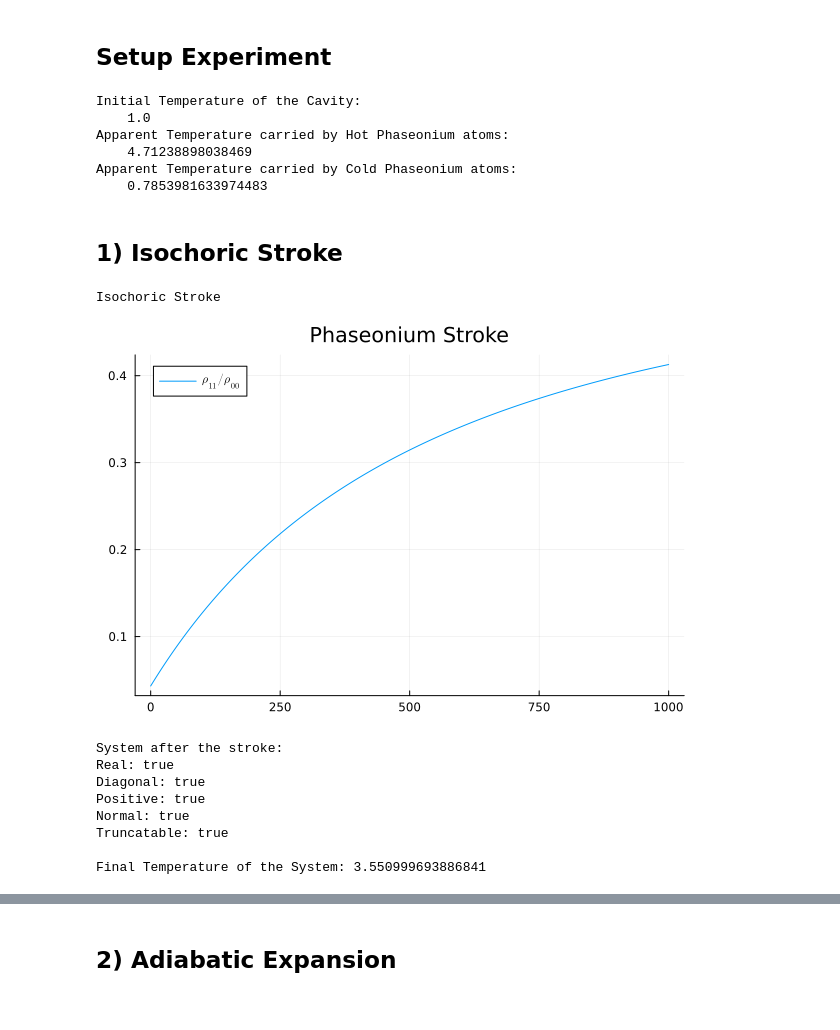
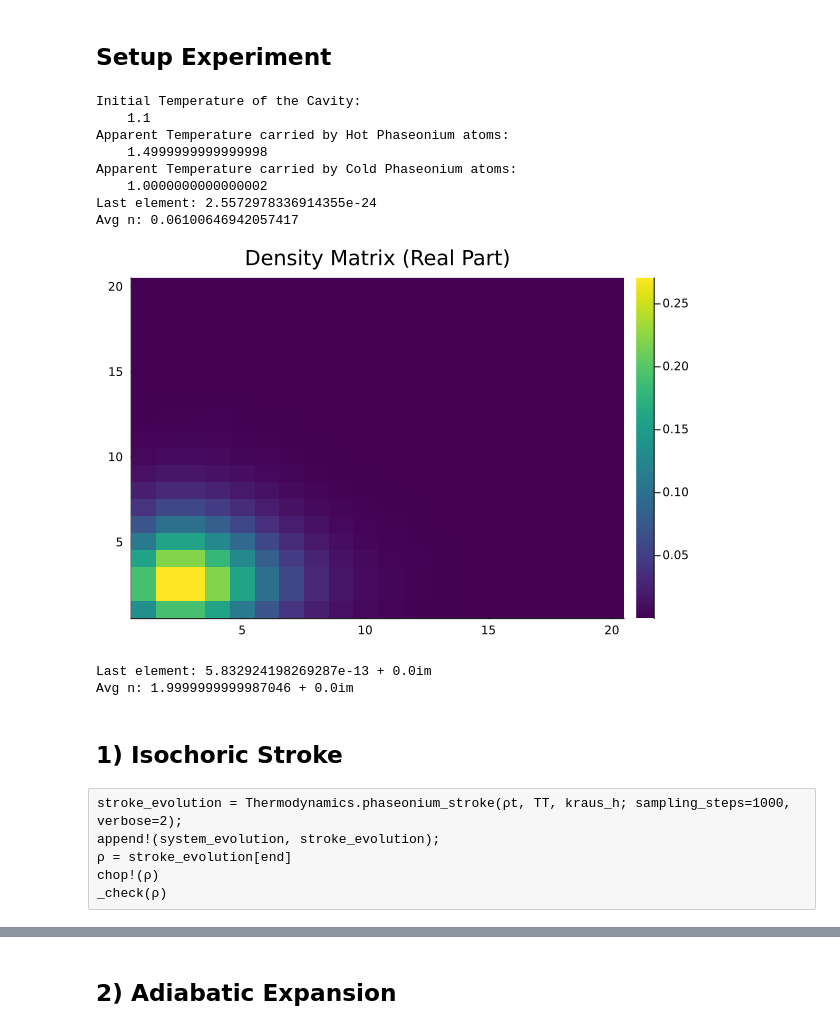
Before and after one commit to fedesss98/phaseonium-thermodynamics, a Jupyter notebook: julia/01-adiabatic-stroke.ipynb, the cells around one changed output, grey strips where cells are left out. Saved outputs shown, nothing was run; the diff lists cells and outputs as text; code cells hidden in the pictures.

```diff
--- a/julia/01-adiabatic-stroke.ipynb
+++ b/julia/01-adiabatic-stroke.ipynb
@@ -70,13 +85,13 @@ function measure_and_plot(system_evolution, cavity_evolution, title)
 end
 ;
 # %%
-NDIMS = 40
-Ω = 1.0
-Δt = 1e-2
+const NDIMS = 20
+const Ω = 2.0
+const Δt = 1e-2
 
-T_initial = 1.0
-T_heating = 1.5
-T_cooling = 0.25
+const T_initial = 1.1
+const T_heating = 1.5
+const T_cooling = 1.0
 
 # Create a Cavity
 α0 = π
@@ -99,57 +114,66 @@ ad = BosonicOperators.create(NDIMS)
 # For thermal (diagonal) phaseoniums, the Master Equation is the same as having ϕ=π/2
 # Heating
 ϕ_h = π/3
-α_h = Phaseonium.alpha_from_temperature(T_heating, ϕ_h)
+α_h = Phaseonium.alpha_from_temperature(T_heating, ϕ_h, ω)
 
-ga_h, gb_h = Phaseonium.dissipationrates(α_h, ϕ_h)
+const ga_h, gb_h = Phaseonium.dissipationrates(α_h, ϕ_h)
 println(
     "Apparent Temperature carried by Hot Phaseonium atoms:
     $(Phaseonium.finaltemperature(ω, ga_h, gb_h))")
 
-kraus_h = kraus_operators(α_h, ϕ_h)
+const kraus_h = kraus_operators(α_h, ϕ_h)
+const bosonic_h = bosonic_operators(α_h, ϕ_h)
 
 # Cooling
 ϕ_c = π/4
-α_c = Phaseonium.alpha_from_temperature(T_cooling, ϕ_c)
+α_c = Phaseonium.alpha_from_temperature(T_cooling, ϕ_c, ω)
 
-ga_c, gb_c = Phaseonium.dissipationrates(α_c, ϕ_c)
+const ga_c, gb_c = Phaseonium.dissipationrates(α_c, ϕ_c)
 println(
     "Apparent Temperature carried by Cold Phaseonium atoms:
     $(Phaseonium.finaltemperature(ω, ga_c, gb_c))")
 
-kraus_c = kraus_operators(α_c, ϕ_c)
+const kraus_c = kraus_operators(α_c, ϕ_c)
+const bosonic_c = bosonic_operators(α_c, ϕ_c)
 
 # Time Evolution loop
 const TT = 20000  # Thermalization Time
 
 system_evolution = []
-;
+
+# Check number of photons and cutoff
+println("Last element: $(ρt[end])")
+println("Avg n: $(tr(ρt*ad*a))")
 # %% [output]
 Initial Temperature of the Cavity:
-    1.0
+    1.1
 Apparent Temperature carried by Hot Phaseonium atoms:
-    4.71238898038469
+    1.4999999999999998
 Apparent Temperature carried by Cold Phaseonium atoms:
-    0.7853981633974483
+    1.0000000000000002
+Last element: 2.5572978336914355e-24
+Avg n: 0.06100646942057417
+# %%
+# Coherent State
+alpha = sqrt(2)  # Coherent state parameter
+# Gaussian state
+ρg = coherentstate(alpha, NDIMS)
+g = heatmap(real(ρg), color=:viridis, title="Density Matrix (Real Part)")
+display(g)
+println("Last element: $(ρg[end])")
+println("Avg n: $(tr(ρg*ad*a))")
+# %% [output]
+[figure, added]
+Last element: 5.832924198269287e-13 + 0.0im
+Avg n: 1.9999999999987046 + 0.0im
 # %% [markdown]
 ## 1) Isochoric Stroke
-# %%
-stroke_evolution = Thermodynamics.phaseonium_stroke(ρt, TT, kraus_h; sampling_steps=1000, verbose=2);
-append!(system_evolution, stroke_evolution);
-ρ = stroke_evolution[end]
-chop!(ρ)
-_check(ρ)
-# %% [output]
-Isochoric Stroke
-[figure, removed]
-System after the stroke:
-Real: true
-Diagonal: true
-Positive: true
-Normal: true
-Truncatable: true
-
-Final Temperature of the System: 3.550999693886841
+# %% [raw]
+stroke_evolution = Thermodynamics.phaseonium_stroke(ρt, TT, kraus_h; sampling_steps=1000, verbose=2);
+append!(system_evolution, stroke_evolution);
+ρ = stroke_evolution[end]
+chop!(ρ)
+_check(ρ)
 # %%
 # See if it has thermalized
 # system_final = Thermodynamics.phaseonium_stroke(stroke_evolution[end], 5, kraus_h; sampling_steps=5, verbose=0)[end];
```
Also changed, not shown: parts of 21 cells of this notebook, 6 other files.
